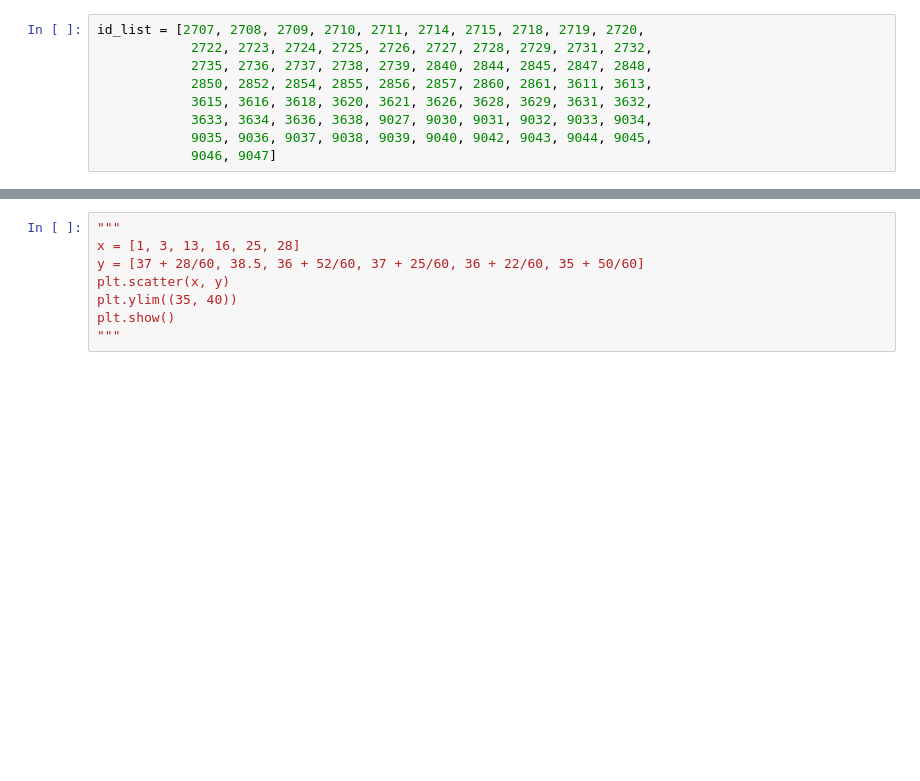
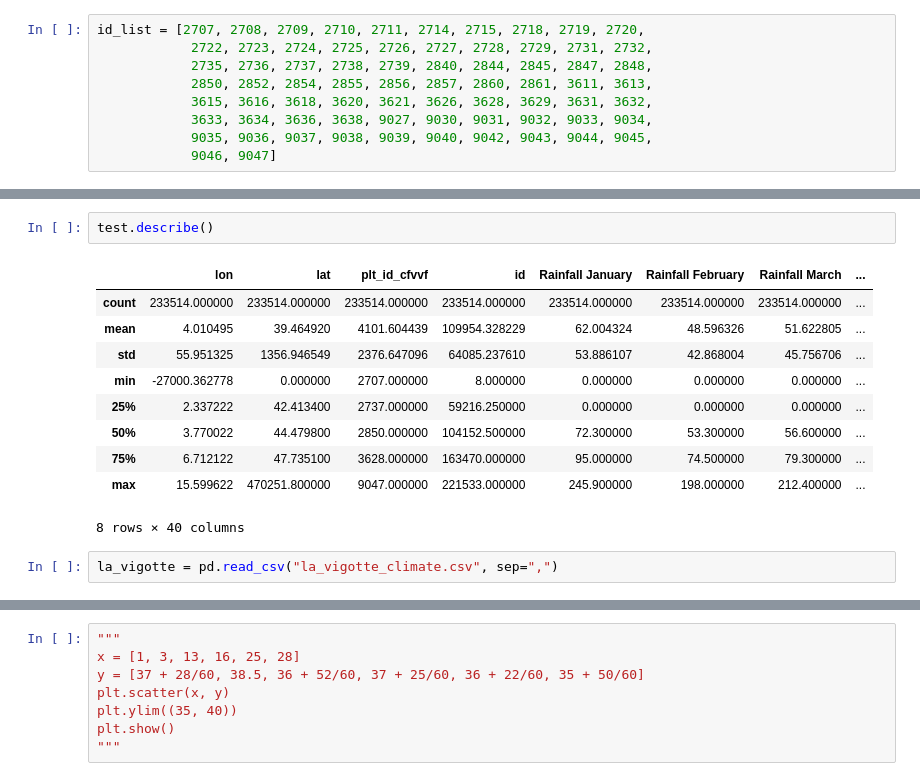
Before and after one commit to XavierMinesParis/SDM, a Jupyter notebook: la_vigotte.ipynb, the cells around one changed output, grey strips where cells are left out. Drawn from its saved outputs; the diff is of its cells as text; blank space fills up the shorter version.

```diff
--- a/la_vigotte.ipynb
+++ b/la_vigotte.ipynb
@@ -34,0 +98,15 @@ for id_ in id_list:
+# %%
+test.describe()
+# %% [output]
+|  | lon | lat | plt_id_cfvvf | id | Rainfall January | Rainfall February | Rainfall March | ... |
+| count | 233514.000000 | 233514.000000 | 233514.000000 | 233514.000000 | 233514.000000 | 233514.000000 | 233514.000000 | ... |
+| mean | 4.010495 | 39.464920 | 4101.604439 | 109954.328229 | 62.004324 | 48.596326 | 51.622805 | ... |
+| std | 55.951325 | 1356.946549 | 2376.647096 | 64085.237610 | 53.886107 | 42.868004 | 45.756706 | ... |
+| min | -27000.362778 | 0.000000 | 2707.000000 | 8.000000 | 0.000000 | 0.000000 | 0.000000 | ... |
+| 25% | 2.337222 | 42.413400 | 2737.000000 | 59216.250000 | 0.000000 | 0.000000 | 0.000000 | ... |
+| 50% | 3.770022 | 44.479800 | 2850.000000 | 104152.500000 | 72.300000 | 53.300000 | 56.600000 | ... |
+| 75% | 6.712122 | 47.735100 | 3628.000000 | 163470.000000 | 95.000000 | 74.500000 | 79.300000 | ... |
+| max | 15.599622 | 470251.800000 | 9047.000000 | 221533.000000 | 245.900000 | 198.000000 | 212.400000 | ... |
+8 rows × 40 columns
+# %%
+la_vigotte = pd.read_csv("la_vigotte_climate.csv", sep=",")
```
Also changed, not shown: parts of 12 cells of this notebook, 1 other file.
